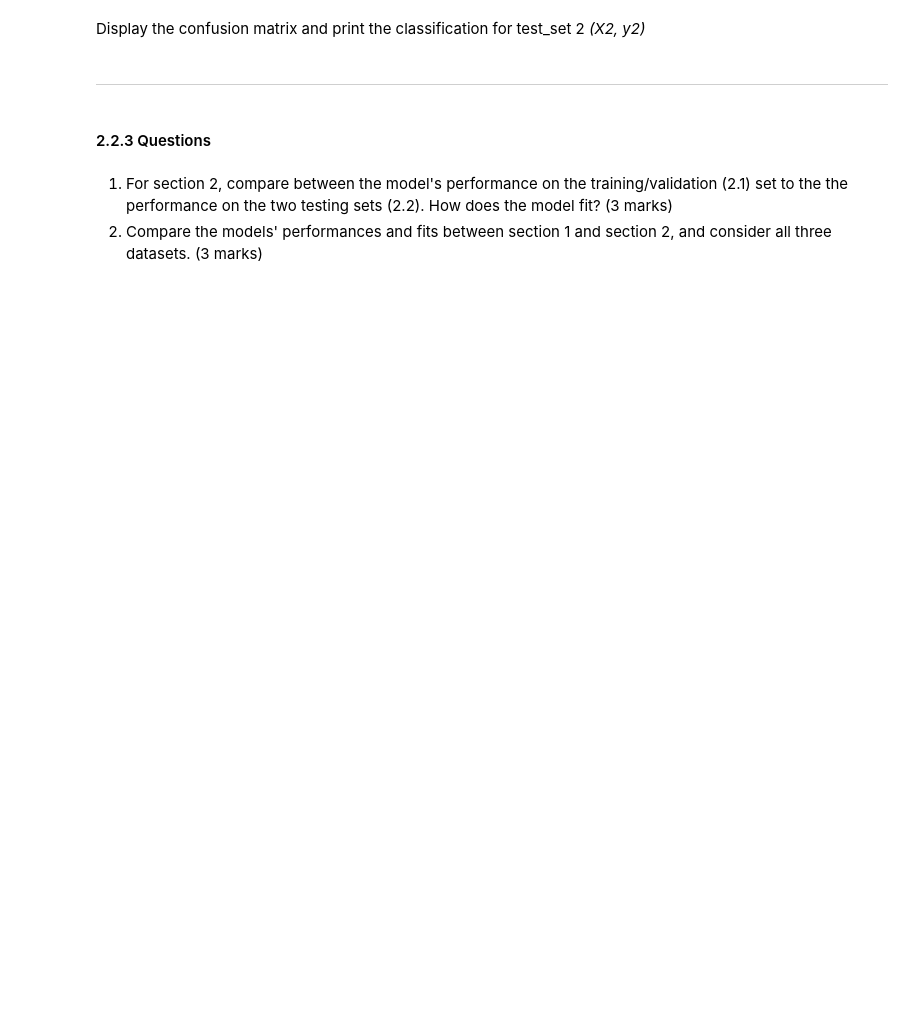
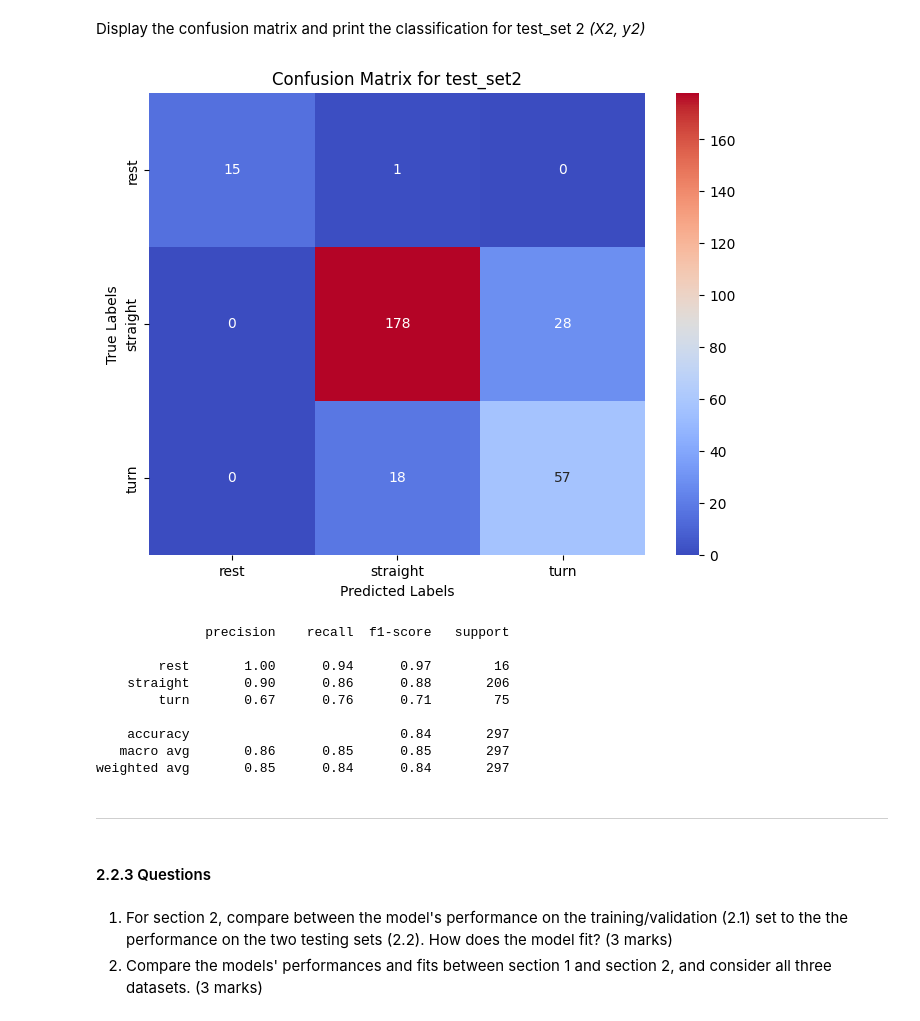
Before and after one commit to TaRa1999R/engg680_2024_fall, a Jupyter notebook: Lab_Assignment4/Assignment_4.ipynb, the cells around one changed output. Saved outputs shown, nothing was run; the diff lists cells and outputs as text; code cells hidden in the pictures; blank space fills up the shorter version.

```diff
--- a/Lab_Assignment4/Assignment_4.ipynb
+++ b/Lab_Assignment4/Assignment_4.ipynb
@@ -465,5 +535,5 @@ X1.head(2)
 # %%
 # TODO - Load the target vector from test_set2 into y2, and the selected features from test_set2 into X2
-# y2 =
-# X2 =
+y2 = test_set2['motion_state']
+X2 = test_set2[selected_features]
 X2.head(2)
@@ -488,3 +595,31 @@ Display the confusion matrix and print the classification for test_set 2 *(X2, y
+# %%
+# TODO - Display confusion matrix and print classification report for (X2, y2)
+from sklearn.metrics import confusion_matrix, classification_report
+
+cm2 = confusion_matrix(y2, y2_pred)
+
+import matplotlib.pyplot as plt
+import seaborn as sns
+plt.figure(figsize=(8, 6))
+sns.heatmap(cm2, annot=True, fmt="d", cmap="coolwarm", xticklabels=grid.classes_, yticklabels=grid.classes_)
+plt
+plt.xlabel("Predicted Labels")
+plt.ylabel("True Labels")
+plt.title("Confusion Matrix for test_set2")
+plt.show()
+
+print(classification_report(y2, y2_pred))
+# %% [output]
+[figure, added]
+              precision    recall  f1-score   support
+
+        rest       1.00      0.94      0.97        16
+    straight       0.90      0.86      0.88       206
+        turn       0.67      0.76      0.71        75
+
+    accuracy                           0.84       297
+   macro avg       0.86      0.85      0.85       297
+weighted avg       0.85      0.84      0.84       297
 # %% [markdown]
 ___
 # %% [markdown]
```
Also changed, not shown: parts of 30 cells of this notebook.
